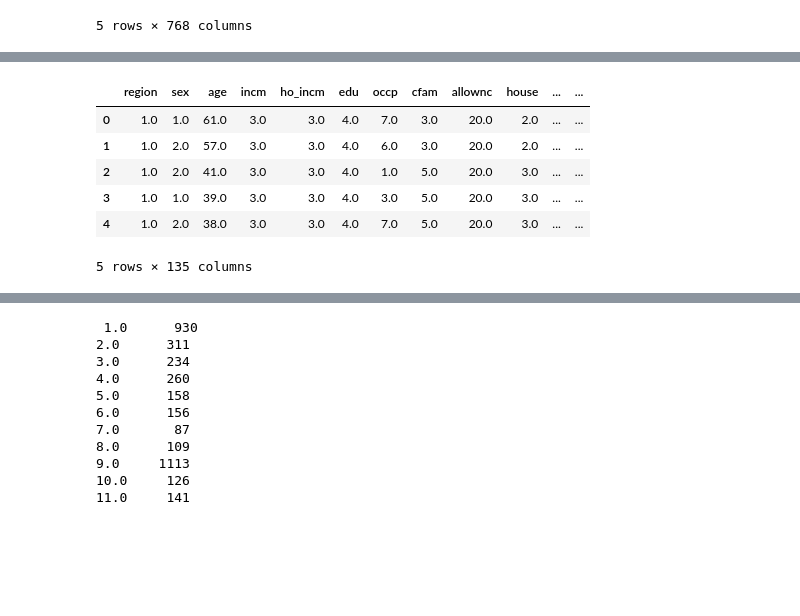
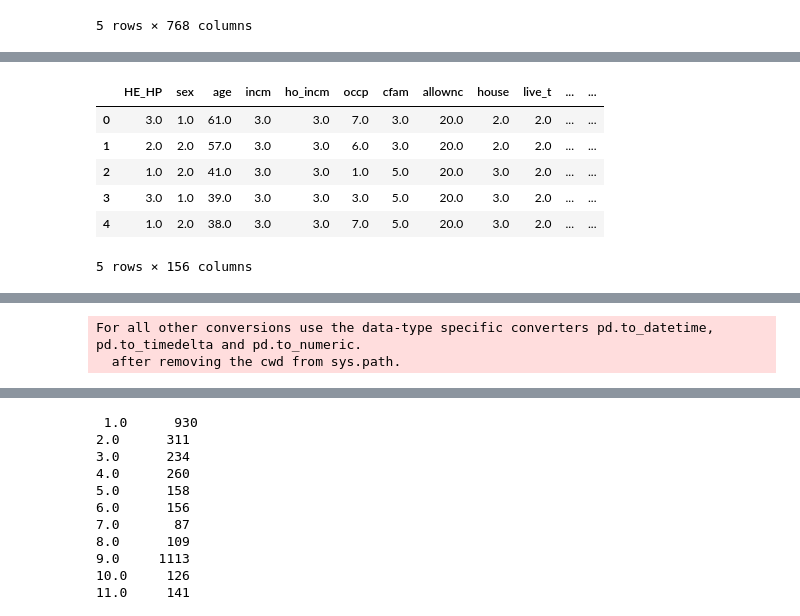
Before and after one commit to zoot0134/kdata_project_2018, a Jupyter notebook: DecisionTreeClassifier_to_pdf_accuracyRate_4(LEE).ipynb, the cells around one changed output, grey strips where cells are left out. Saved outputs shown, nothing was run; the diff lists cells and outputs as text; code cells hidden in the pictures; blank space fills up the shorter version.

```diff
--- a/DecisionTreeClassifier_to_pdf_accuracyRate_4(LEE).ipynb
+++ b/DecisionTreeClassifier_to_pdf_accuracyRate_4(LEE).ipynb
@@ -80,0 +87,4 @@ mini_df_data.head()
+# %%
+mini_df_data = mini_df_data.dropna(how='all')
+print(mini_df_data.shape)
+mini_df_data.head()
@@ -80,0 +102,3 @@ mini_df_data.head()
+# %%
+nan_names = mini_df_data.columns[mini_df_data.isna().any()]
+nan_names
@@ -80,0 +111,6 @@ mini_df_data.head()
+# %%
+for index, name in enumerate(nan_names) :
+    nan_count = pd.value_counts(mini_df_data[name], dropna=False)[np.nan]
+    print("[ %3d ] %s NaN count %s" % (index,name,nan_count))
+    pd.value_counts(mini_df_data[name], dropna=False).plot.bar()
+    plt.show()
@@ -129,18 +191,8 @@ def setNanImputer(df_data, name, strategy="mean") :
     imp = SimpleImputer(strategy=strategy)
     tmp_df = pd.DataFrame(imp.fit_transform(tmp_df), columns=tmp_df.columns)
 
-    return tmp_df
+    nan_df = pd.concat([df_data,tmp_df],axis=1)
 
-nan_mean_df = setNanImputer(nan_df,df_data.EC_wht_23.name)
-print(nan_mean_df.head())
+    return nan_df
 
-nan_most_frequent_df = setNanImputer(nan_df,df_data.EC_wht_23.name, strategy="most_frequent")
-print(nan_most_frequent_df.head())
-
-for_infos = [
-    ['EC_wht_23', 'median'],
-    ['edu', 'mean']
-]
-
-for name, strategy in for_infos :
-    nan_median_df = setNanImputer(nan_df,name, strategy)
+nan_df_data = setNanImputer(nan_df_data,df_data.EC_wht_23.name,strategy="mean")
@@ -166,28 +245,28 @@ for name, strategy in for_infos :
 # %%
 def addOneHotEncodingColumns(df_data, name) :
 
     uniq_values = sorted(map(float,getattr(df_data,name).dropna().unique()))
 
     one_hot_df = pd.get_dummies(getattr(df_data,name), dummy_na=True)
     one_hot_df.columns=['%s_%s' % (name,str(n)) for n in uniq_values] + ['%s_NaN' % name]
 
     one_hot_concat_df = pd.concat([df_data,one_hot_df],axis=1)
-    #one_hot_concat_df.drop([name], axis=1, inplace=True)
+    one_hot_concat_df.drop([name], axis=1, inplace=True)
 
     return one_hot_concat_df
 
-#one_host_df = addOneHotEncodingColumns(mini_df_data, df_data.region.name)
-#one_host_df = addOneHotEncodingColumns(mini_df_data, df_data.edu.name)
-one_host_df = addOneHotEncodingColumns(mini_df_data, df_data.EC_wht_23.name)
+one_host_df = addOneHotEncodingColumns(mini_df_data, df_data.region.name)
+one_host_df = addOneHotEncodingColumns(one_host_df, df_data.edu.name)
+one_host_df = addOneHotEncodingColumns(one_host_df, df_data.EC_wht_23.name)
 one_host_df.head()
 # %% [output]
-|  | region | sex | age | incm | ho_incm | edu | occp | cfam | allownc | house | ... | ... |
-| 0 | 1.0 | 1.0 | 61.0 | 3.0 | 3.0 | 4.0 | 7.0 | 3.0 | 20.0 | 2.0 | ... | ... |
-| 1 | 1.0 | 2.0 | 57.0 | 3.0 | 3.0 | 4.0 | 6.0 | 3.0 | 20.0 | 2.0 | ... | ... |
-| 2 | 1.0 | 2.0 | 41.0 | 3.0 | 3.0 | 4.0 | 1.0 | 5.0 | 20.0 | 3.0 | ... | ... |
-| 3 | 1.0 | 1.0 | 39.0 | 3.0 | 3.0 | 4.0 | 3.0 | 5.0 | 20.0 | 3.0 | ... | ... |
-| 4 | 1.0 | 2.0 | 38.0 | 3.0 | 3.0 | 4.0 | 7.0 | 5.0 | 20.0 | 3.0 | ... | ... |
+|  | HE_HP | sex | age | incm | ho_incm | occp | cfam | allownc | house | live_t | ... | ... |
+| 0 | 3.0 | 1.0 | 61.0 | 3.0 | 3.0 | 7.0 | 3.0 | 20.0 | 2.0 | 2.0 | ... | ... |
+| 1 | 2.0 | 2.0 | 57.0 | 3.0 | 3.0 | 6.0 | 3.0 | 20.0 | 2.0 | 2.0 | ... | ... |
+| 2 | 1.0 | 2.0 | 41.0 | 3.0 | 3.0 | 1.0 | 5.0 | 20.0 | 3.0 | 2.0 | ... | ... |
+| 3 | 3.0 | 1.0 | 39.0 | 3.0 | 3.0 | 3.0 | 5.0 | 20.0 | 3.0 | 2.0 | ... | ... |
+| 4 | 1.0 | 2.0 | 38.0 | 3.0 | 3.0 | 7.0 | 5.0 | 20.0 | 3.0 | 2.0 | ... | ... |
-5 rows × 135 columns
+5 rows × 156 columns
 # %%
 def printNan(name) :
     return(one_host_df[pd.isna(getattr(df_data,name))][[n for n in one_host_df.columns if n.startswith(name)]])
@@ -205,7 +284,10 @@ printNan(df_data.EC_wht_23.name).head()
 '''
 convert numeric
 '''
-df_data = df_data.convert_objects(convert_numeric=True)
+one_host_df = one_host_df.convert_objects(convert_numeric=True)
+# %% [output]
+For all other conversions use the data-type specific converters pd.to_datetime, pd.to_timedelta and pd.to_numeric.
+  after removing the cwd from sys.path.
 # %%
 def runDTR(in_df, x_name_list, y_name) :
 
```
Also changed, not shown: parts of 20 cells of this notebook.
